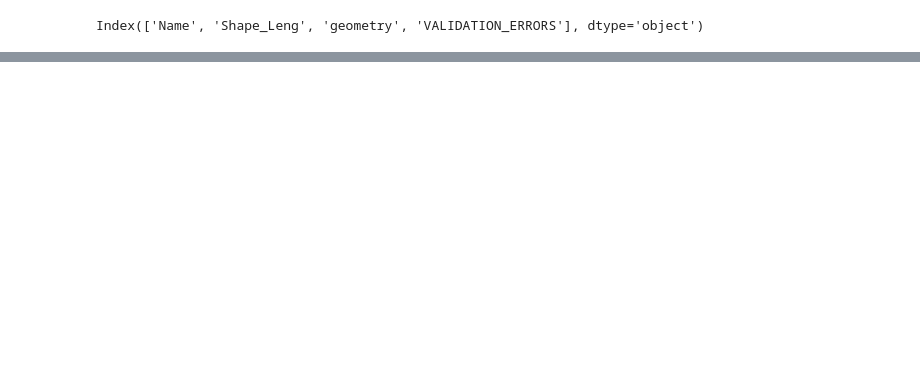
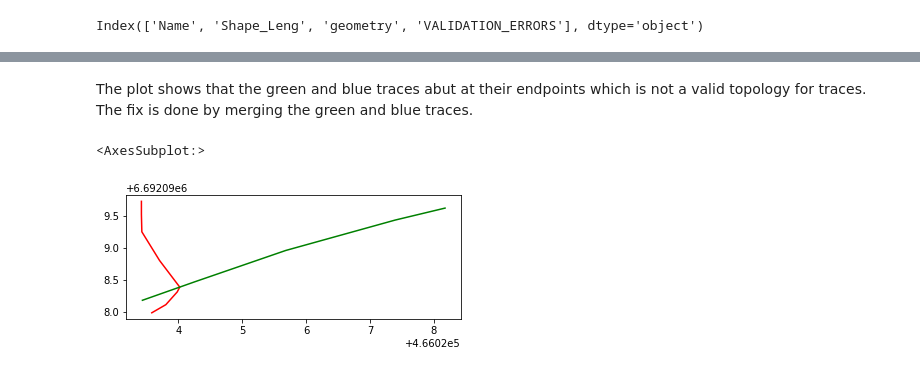
Before and after one commit to nialov/fractopo, a Jupyter notebook: docs_src/notebooks/fractopo_validation_2.ipynb, the cells around one changed output, grey strips where cells are left out. Drawn from its saved outputs; the diff is of its cells as text; code cells hidden in the pictures; blank space fills up the shorter version.

```diff
--- a/docs_src/notebooks/fractopo_validation_2.ipynb
+++ b/docs_src/notebooks/fractopo_validation_2.ipynb
@@ -59,0 +83,18 @@ See documentation: https://nialov.github.io/fractopo/validation/errors.html
+# %% [markdown]
+The plot shows that the green and blue traces abut at their endpoints
+which is not a valid topology for traces.
+The fix is done by merging the green and blue traces.
+# %%
+# Example fix
+from shapely.ops import linemerge
+gpd.GeoSeries(
+    [
+        linemerge(
+            [kb7_multijunctions.geometry.iloc[1], kb7_multijunctions.geometry.iloc[2]]
+        ),
+        kb7_multijunctions.geometry.iloc[0]
+    ]
+).plot(colors=["red", "green"])
+# %% [output]
+<AxesSubplot:>
+[figure, added]
```
Also changed, not shown: parts of 19 cells of this notebook, 1 other file.
